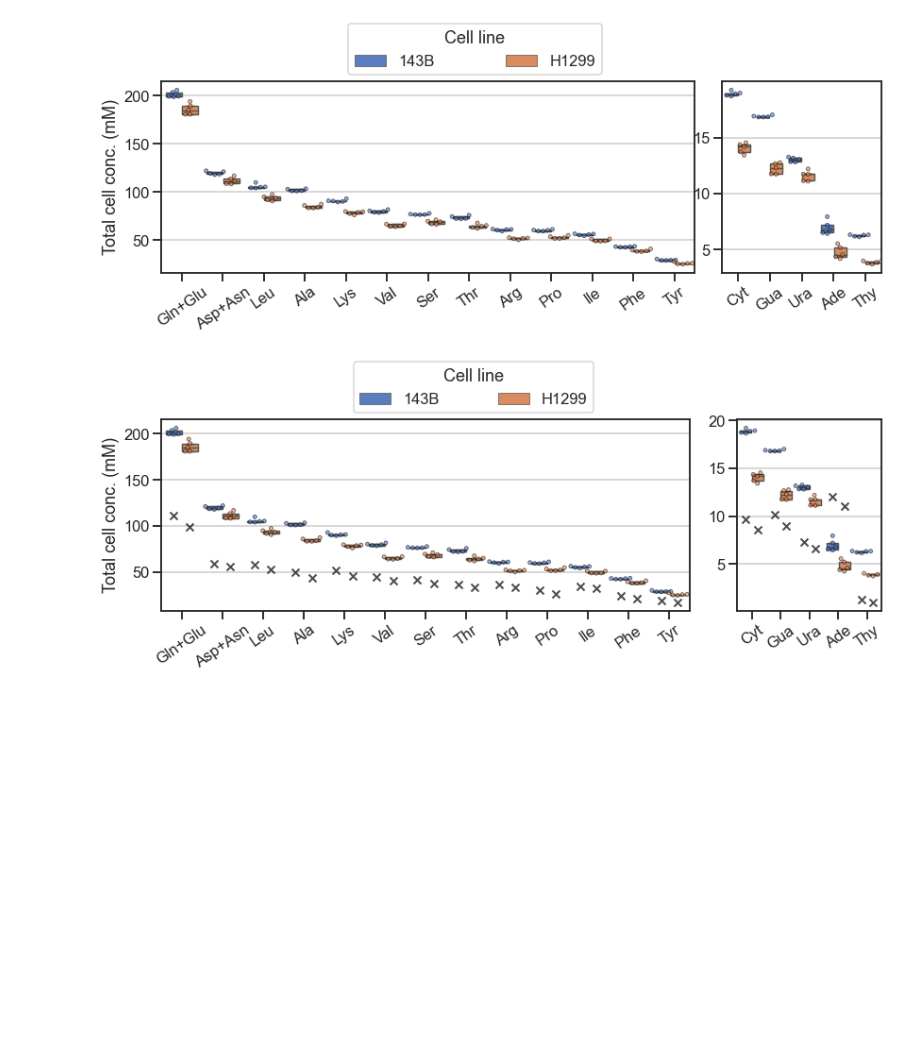
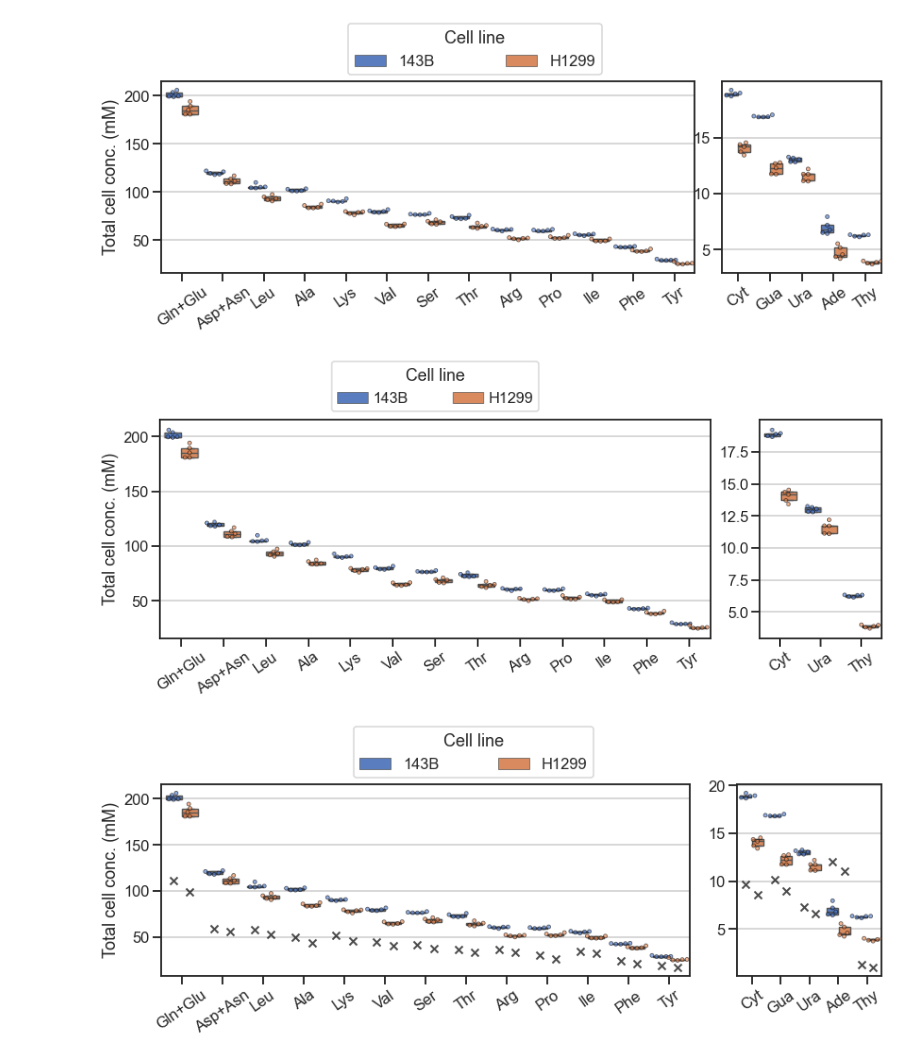
Before and after one commit to krdav/lab-work, a Jupyter notebook: H1299_143B_prot-nucl-quant/on-plate-acid-hydrolysis/data_processing.ipynb, the cells around one changed output. Drawn from its saved outputs; the diff is of its cells as text; code cells hidden in the pictures; blank space fills up the shorter version.

```diff
--- a/H1299_143B_prot-nucl-quant/on-plate-acid-hydrolysis/data_processing.ipynb
+++ b/H1299_143B_prot-nucl-quant/on-plate-acid-hydrolysis/data_processing.ipynb
@@ -309,6 +309,64 @@ fig.subplots_adjust(wspace=0.4, hspace=0.3)
 fig.savefig('output/cell_composition.pdf')
 # %% [output]
 [figure]
+# %%
+# Then flatten for plotting:
+df_abu_flat = pd.melt(df_plot_abu_sort, id_vars=['cell_line', 'well']).rename(columns={'variable': 'Compound', 'value': 'Concentration'})
+
+# Create plot grid:
+fig = plt.figure(figsize=(13, 5))
+gs = GridSpec(8, 10)
+ax1 = fig.add_subplot(gs[1:8, 0:7])
+#ax2 = fig.add_subplot(gs[1:8,6:8], sharey=ax1)
+ax2 = fig.add_subplot(gs[1:8, 7:9])
+ax3 = fig.add_subplot(gs[0, 2:5])
+
+# Plot the amino acids:
+inclusion_list = set(AAcode.values())
+mask = [v in inclusion_list for v in df_abu_flat['Compound'].values]
+g1 = sns.boxplot(ax=ax1, y='Concentration', x='Compound', hue='cell_line', data=df_abu_flat[mask], dodge=True, whis=False, fliersize=False, linewidth=1.4)
+for patch in g1.artists:
+    r, g, b, a = patch.get_facecolor()
+    patch.set_facecolor((r, g, b, 0.7))
+g1 = sns.swarmplot(ax=ax1, y='Concentration', x='Compound', hue='cell_line', data=df_abu_flat[mask], edgecolor='black', linewidth=0.8, alpha=0.6, dodge=True, size=4)
+g1.grid(True, axis='y')
+#g1.set_yscale('log')
+g1.set_ylabel('Total cell conc. (mM)');
+g1.set_xlabel('');
+g1.legend_.remove()
+g1.set_xticklabels(g1.get_xticklabels(), rotation=35)
+
+# Plot individual nucleobases:
+inclusion_list = set(NB_code.values()) - set(['Ade', 'Gua'])
+mask = [v in inclusion_list for v in df_abu_flat['Compound'].values]
+g2 = sns.boxplot(ax=ax2, y='Concentration', x='Compound', hue='cell_line', data=df_abu_flat[mask], dodge=True, whis=False, fliersize=False, linewidth=1.4)
+for patch in g2.artists:
+    r, g, b, a = patch.get_facecolor()
+    patch.set_facecolor((r, g, b, 0.7))
+g2 = sns.swarmplot(ax=ax2, y='Concentration', x='Compound', hue='cell_line', data=df_abu_flat[mask], edgecolor='black', linewidth=0.8, alpha=0.6, dodge=True, size=4)
+g2.grid(True, axis='y')
+#g2.set_yscale('log')
+g2.set_ylabel('');
+g2.set_xlabel('');
+g2.set_xticklabels(g2.get_xticklabels(), rotation=35);
+#g2.set(yticklabels=[]);
+
+# Add legend above:
+old_legend = g2.legend_
+handles = old_legend.legendHandles
+labels = ['143B', 'H1299']
+title = 'Cell line'
+g2.legend_.remove()
+ax3.axis('off')
+ax3.legend(handles, labels, title=title, bbox_to_anchor=(0, 0, 1, 1), loc="lower center", mode="expand", borderaxespad=0, ncol=2, handletextpad=0.3);
+
+# Spacing and print:
+#fig.tight_layout(pad=0., w_pad=1.3, h_pad=1.0)
+gs.tight_layout(fig, pad=0, w_pad=0.5, h_pad=0.5)
+#fig.subplots_adjust(wspace=0.4, hspace=0.3)
+fig.savefig('output/cell_composition-no-pur.pdf', bbox_inches='tight')
+# %% [output]
+[figure, added]
 # %%
 # Read predictions and merged with measurements:
 pred_df = pd.read_excel('input/cell_composition_prediction.xlsx')
```
Also changed, not shown: parts of 2 cells of this notebook, 21 other files.
